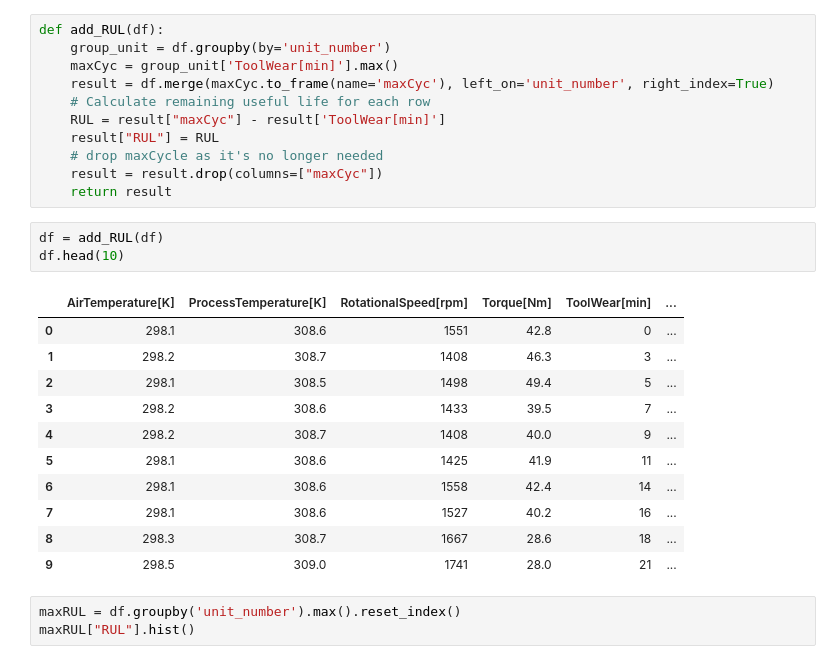
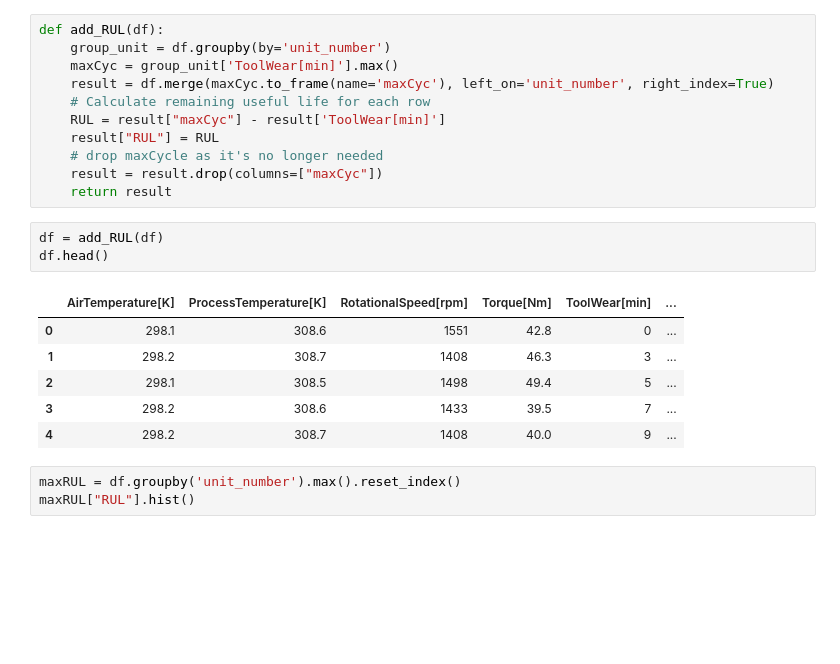
Before and after one commit to GursimarSaini/INSE6310Project, a Jupyter notebook: PredictiveMaintenanceRUL.ipynb, the cells around one changed output. Cells and saved outputs as stored; diff of their text form; blank space fills up the shorter version.

```diff
--- a/PredictiveMaintenanceRUL.ipynb
+++ b/PredictiveMaintenanceRUL.ipynb
@@ -147,19 +147,14 @@ def add_RUL(df):
     return result
 # %%
 df = add_RUL(df)
-df.head(10)
+df.head()
 # %% [output]
 |  | AirTemperature[K] | ProcessTemperature[K] | RotationalSpeed[rpm] | Torque[Nm] | ToolWear[min] | ... |
 | 0 | 298.1 | 308.6 | 1551 | 42.8 | 0 | ... |
 | 1 | 298.2 | 308.7 | 1408 | 46.3 | 3 | ... |
 | 2 | 298.1 | 308.5 | 1498 | 49.4 | 5 | ... |
 | 3 | 298.2 | 308.6 | 1433 | 39.5 | 7 | ... |
 | 4 | 298.2 | 308.7 | 1408 | 40.0 | 9 | ... |
-| 5 | 298.1 | 308.6 | 1425 | 41.9 | 11 | ... |
-| 6 | 298.1 | 308.6 | 1558 | 42.4 | 14 | ... |
-| 7 | 298.1 | 308.6 | 1527 | 40.2 | 16 | ... |
-| 8 | 298.3 | 308.7 | 1667 | 28.6 | 18 | ... |
-| 9 | 298.5 | 309.0 | 1741 | 28.0 | 21 | ... |
 # %%
 maxRUL = df.groupby('unit_number').max().reset_index()
 maxRUL["RUL"].hist()
```
Also changed, not shown: parts of 4 cells of this notebook.
